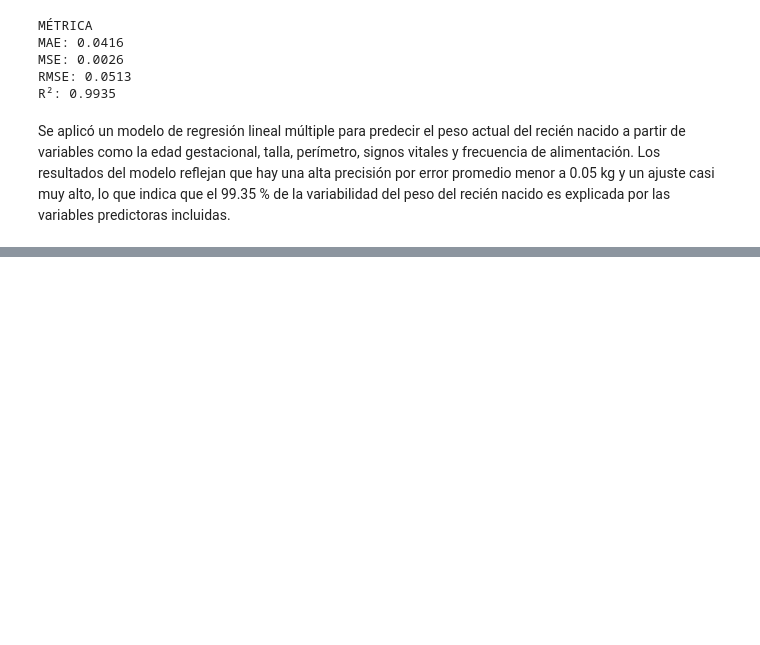
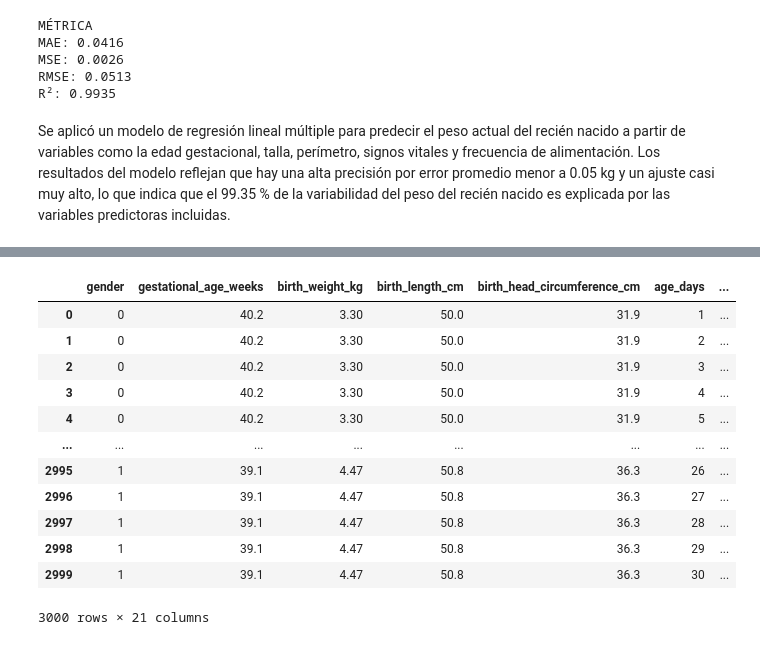
Before and after one commit to JoshuneArriaga/Apendizaje_Automatico, a Jupyter notebook: Tarea_6.ipynb, the cells around one changed output, grey strips where cells are left out. Drawn from its saved outputs; the diff is of its cells as text; code cells hidden in the pictures; blank space fills up the shorter version.

```diff
--- a/Tarea_6.ipynb
+++ b/Tarea_6.ipynb
@@ -95,3 +103,5 @@ RMSE: 0.0513
 R²: 0.9935
 # %% [markdown]
 Se aplicó un modelo de regresión lineal múltiple para predecir el peso actual del recién nacido a partir de variables  como la edad gestacional, talla, perímetro, signos vitales y frecuencia de alimentación. Los resultados del modelo reflejan que hay una alta precisión por error promedio menor a 0.05 kg y un ajuste casi muy alto, lo que indica que el 99.35 % de la variabilidad del peso del recién nacido es explicada por las variables predictoras incluidas.
+# %%
+df = df.drop(columns=(['baby_id', 'date', 'apgar_score', 'name']))
@@ -97,0 +137,25 @@ Se aplicó un modelo de regresión lineal múltiple para predecir el peso actual
+# %%
+Q1 = df.quantile(0.25)
+Q3 = df.quantile(0.75)
+IQR = Q3 - Q1
+
+Q1 = df.quantile(0.25)
+Q3 = df.quantile(0.75)
+IQR = Q3 - Q1
+
+df_filtered = df[(df >= Q1 - 1.5 * IQR) & (df <= Q3 + 1.5 * IQR)]
+df_filtered
+# %% [output]
+|  | gender | gestational_age_weeks | birth_weight_kg | birth_length_cm | birth_head_circumference_cm | age_days | ... |
+| 0 | 0 | 40.2 | 3.30 | 50.0 | 31.9 | 1 | ... |
+| 1 | 0 | 40.2 | 3.30 | 50.0 | 31.9 | 2 | ... |
+| 2 | 0 | 40.2 | 3.30 | 50.0 | 31.9 | 3 | ... |
+| 3 | 0 | 40.2 | 3.30 | 50.0 | 31.9 | 4 | ... |
+| 4 | 0 | 40.2 | 3.30 | 50.0 | 31.9 | 5 | ... |
+| ... | ... | ... | ... | ... | ... | ... | ... |
+| 2995 | 1 | 39.1 | 4.47 | 50.8 | 36.3 | 26 | ... |
+| 2996 | 1 | 39.1 | 4.47 | 50.8 | 36.3 | 27 | ... |
+| 2997 | 1 | 39.1 | 4.47 | 50.8 | 36.3 | 28 | ... |
+| 2998 | 1 | 39.1 | 4.47 | 50.8 | 36.3 | 29 | ... |
+| 2999 | 1 | 39.1 | 4.47 | 50.8 | 36.3 | 30 | ... |
+3000 rows × 21 columns
```
Also changed, not shown: parts of 10 cells of this notebook.
